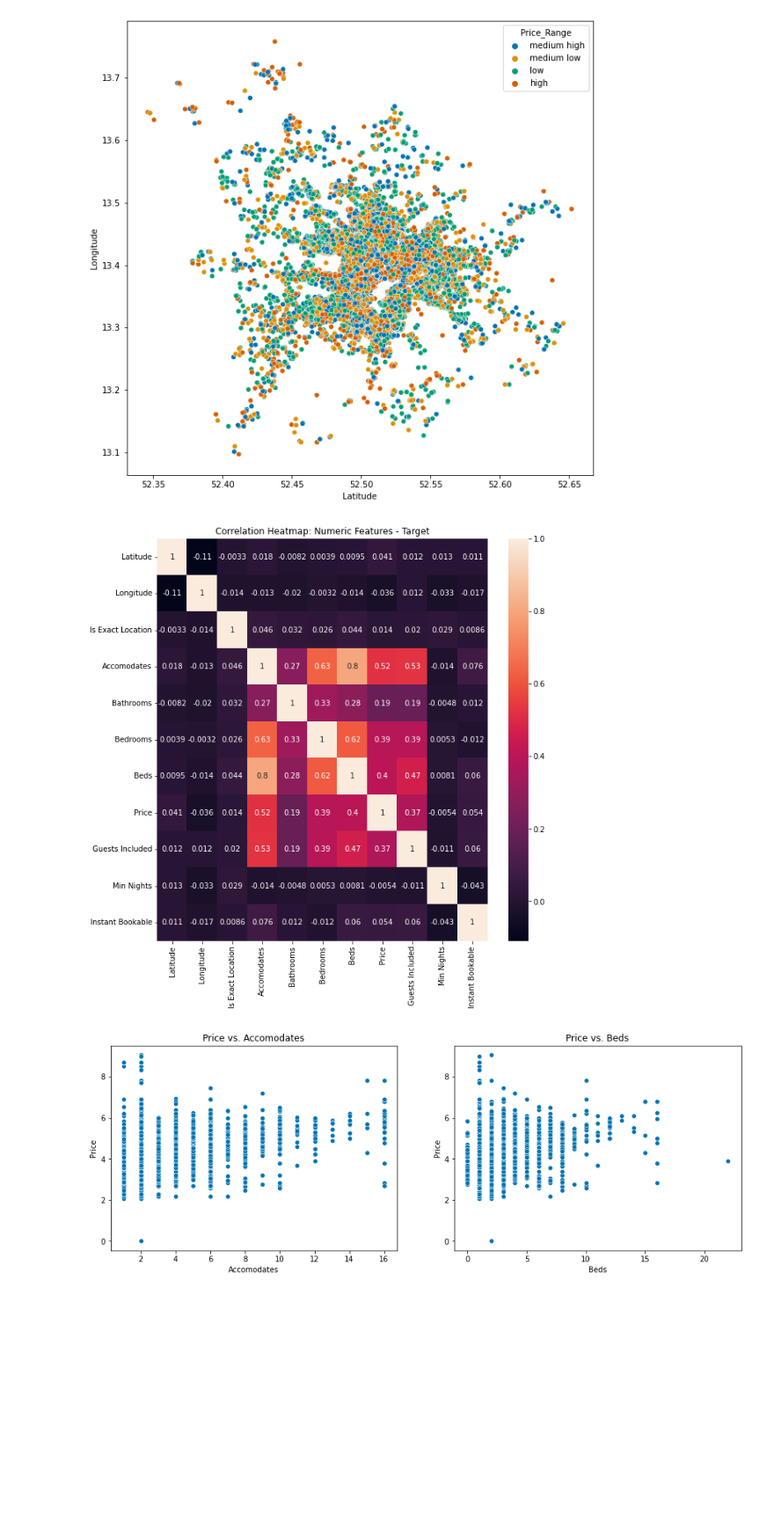
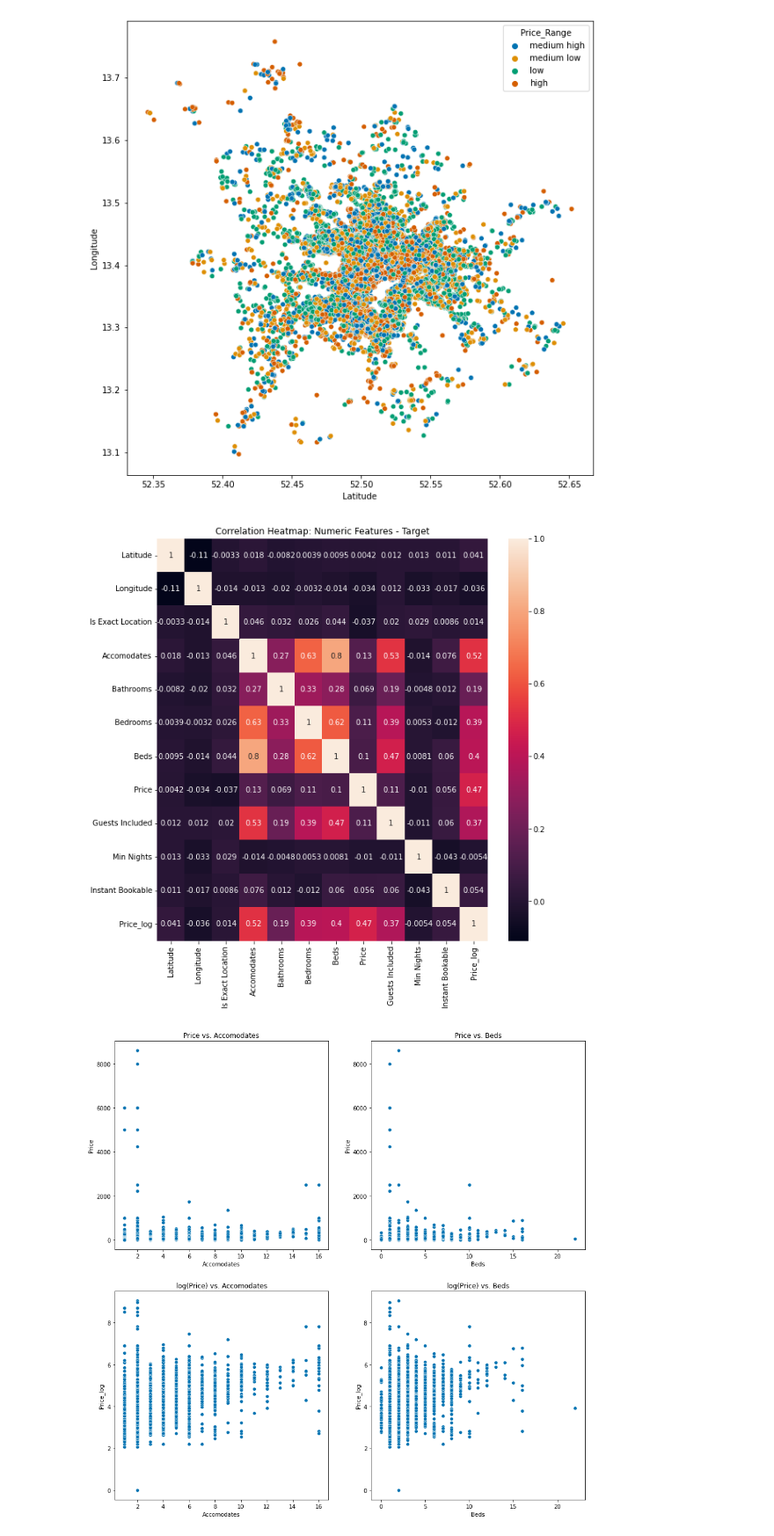
Before and after one commit to JulGras/Airbnb, a Jupyter notebook: Airbnb_Berlin.ipynb, the cells around one changed output. Shown at 88% size. Cells and saved outputs as stored; diff of their text form; code cells hidden in the pictures; blank space fills up the shorter version.

```diff
--- a/Airbnb_Berlin.ipynb
+++ b/Airbnb_Berlin.ipynb
@@ -263,2 +265,2 @@ plt.show()
 # %%
-df['Price']=np.log(df['Price'])
+df['Price_log']=np.log(df['Price'])
@@ -286,11 +292,13 @@ plt.show()
 sns.heatmap(df.corr(), annot=True).set(title='Correlation Heatmap: Numeric Features - Target')
 plt.show()
 # %% [output]
-[figure, old version]
+[figure, new version]
 # %%
-fig, axes = plt.subplots(1,2,figsize=(15,5))
-sns.scatterplot(data=df, x='Accomodates', y='Price', ax=axes[0]).set(title='Price vs. Accomodates')
-sns.scatterplot(data=df, x='Beds', y='Price', ax=axes[1]).set(title='Price vs. Beds')
+fig, axes = plt.subplots(2,2,figsize=(15,15))
+sns.scatterplot(data=df, x='Accomodates', y='Price', ax=axes[0,0]).set(title='Price vs. Accomodates')
+sns.scatterplot(data=df, x='Beds', y='Price', ax=axes[0,1]).set(title='Price vs. Beds')
+sns.scatterplot(data=df, x='Accomodates', y='Price_log', ax=axes[1,0]).set(title='log(Price) vs. Accomodates')
+sns.scatterplot(data=df, x='Beds', y='Price_log', ax=axes[1,1]).set(title='log(Price) vs. Beds')
 plt.show()
 # %% [output]
-[figure, old version]
+[figure, new version]
```
Also changed, not shown: parts of 9 cells of this notebook.
